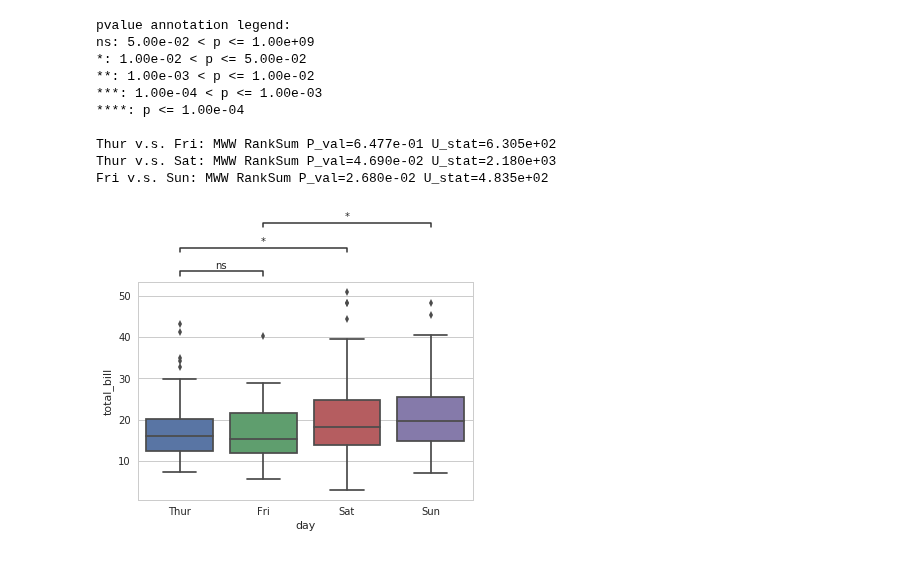
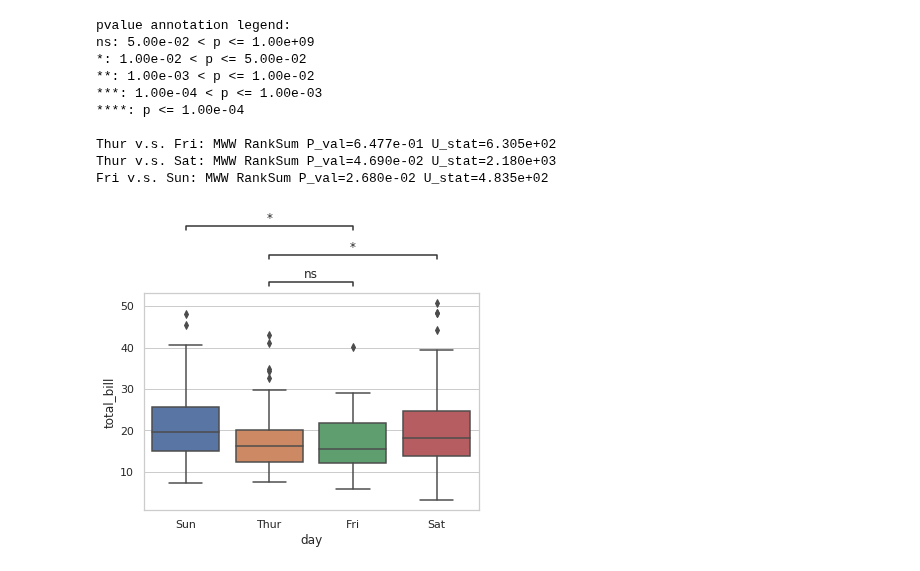
Before and after one commit to trevismd/statannotations, a Jupyter notebook: example/example.ipynb, the cells around one changed output. Cells and saved outputs as stored; diff of their text form; code cells hidden in the pictures.

```diff
--- a/example/example.ipynb
+++ b/example/example.ipynb
@@ -8,18 +244,22 @@ df = sns.load_dataset("tips")
 # %%
-ax = sns.boxplot(x="day", y="total_bill", data=df)
-add_statistical_test_annotation(ax, df, [("Thur", "Fri"), ("Thur", "Sat"), ("Fri", "Sun")],
-                                test='Mann-Whitney', order=None, textFormat='star', loc='outside', verbose=2);
+x = "day"
+y = "total_bill"
+order = ['Sun', 'Thur', 'Fri', 'Sat']
+ax = sns.boxplot(data=df, x=x, y=y, order=order)
+add_stat_annotation(ax, data=df, x=x, y=y, order=order,
+                    boxPairList=[("Thur", "Fri"), ("Thur", "Sat"), ("Fri", "Sun")],
+                    test='Mann-Whitney', textFormat='star', loc='outside', verbose=2)
 plt.savefig('example1.png', dpi=300, bbox_inches='tight')
 # %% [output]
 pvalue annotation legend:
 ns: 5.00e-02 < p <= 1.00e+09
 *: 1.00e-02 < p <= 5.00e-02
 **: 1.00e-03 < p <= 1.00e-02
 ***: 1.00e-04 < p <= 1.00e-03
 ****: p <= 1.00e-04
 
 Thur v.s. Fri: MWW RankSum P_val=6.477e-01 U_stat=6.305e+02
 Thur v.s. Sat: MWW RankSum P_val=4.690e-02 U_stat=2.180e+03
 Fri v.s. Sun: MWW RankSum P_val=2.680e-02 U_stat=4.835e+02
-[figure, old version]
+[figure, new version]
 # %%
```
Also changed, not shown: parts of 2 cells of this notebook, 3 other files.
